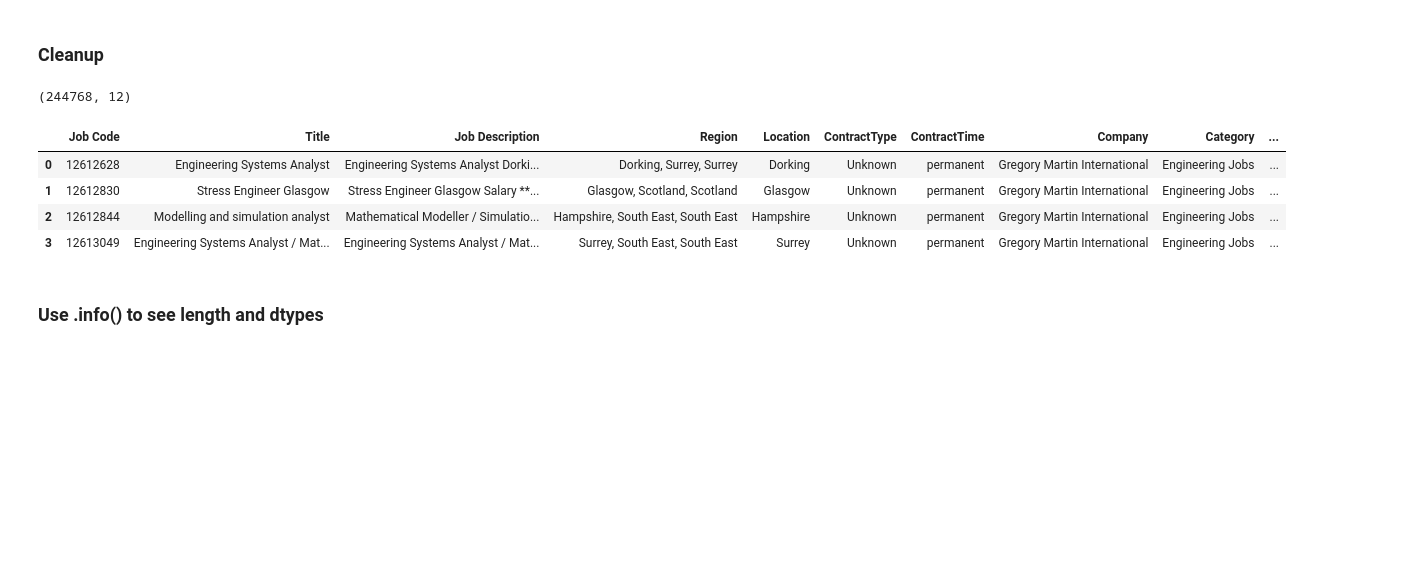
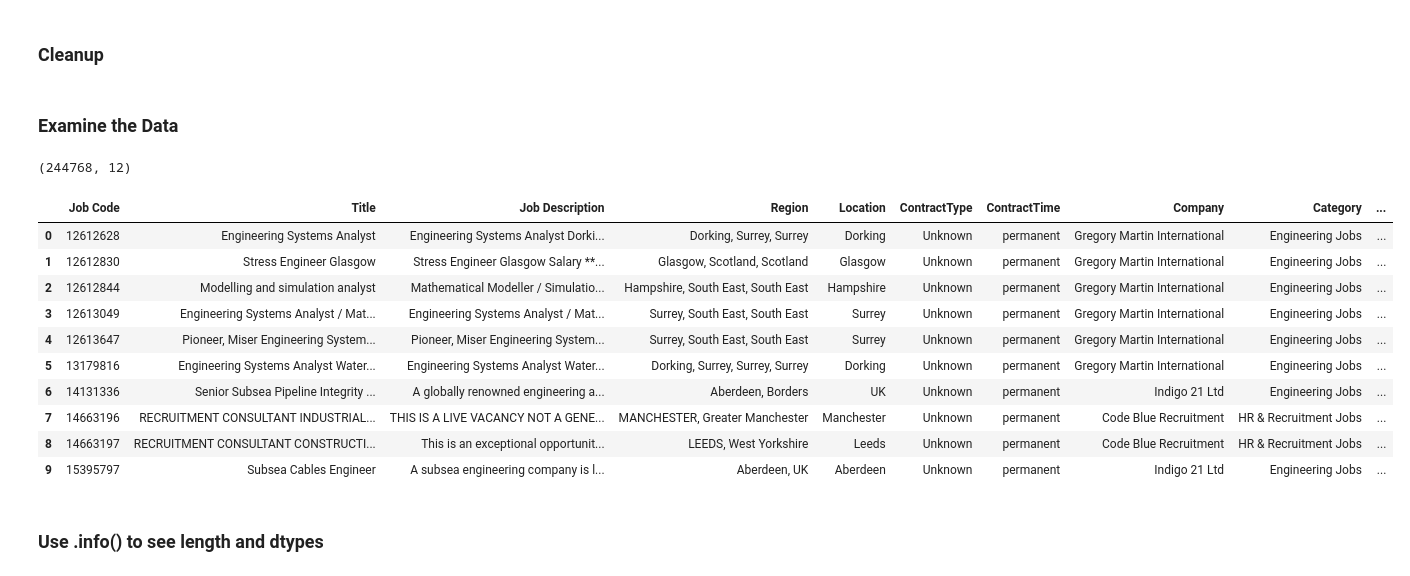
Before and after one commit to kxnarcisse/Portfolio, a Jupyter notebook: Git/Notebooks/Capstone-2/Capstone Project 2 - EDA.ipynb, the cells around one changed output. Saved outputs shown, nothing was run; the diff lists cells and outputs as text; code cells hidden in the pictures; blank space fills up the shorter version.

```diff
--- a/Git/Notebooks/Capstone-2/Capstone Project 2 - EDA.ipynb
+++ b/Git/Notebooks/Capstone-2/Capstone Project 2 - EDA.ipynb
@@ -43,16 +46,24 @@ train_data = train_data.fillna("Unknown")
 #rename the columns
 names = ["Job Code", "Title", "Job Description", "Region", "Location", "ContractType", "ContractTime", "Company", "Category", "Salary_Range", "Salary","Source_Name"]
 train_data.columns = names
+# %% [markdown]
+### Examine the Data
 # %%
 print(train_data.shape)
-train_data.head(4)
+train_data.head(10)
 # %% [output]
 (244768, 12)
 |  | Job Code | Title | Job Description | Region | Location | ContractType | ContractTime | Company | Category | ... |
 | 0 | 12612628 | Engineering Systems Analyst | Engineering Systems Analyst Dorki... | Dorking, Surrey, Surrey | Dorking | Unknown | permanent | Gregory Martin International | Engineering Jobs | ... |
 | 1 | 12612830 | Stress Engineer Glasgow | Stress Engineer Glasgow Salary **... | Glasgow, Scotland, Scotland | Glasgow | Unknown | permanent | Gregory Martin International | Engineering Jobs | ... |
 | 2 | 12612844 | Modelling and simulation analyst | Mathematical Modeller / Simulatio... | Hampshire, South East, South East | Hampshire | Unknown | permanent | Gregory Martin International | Engineering Jobs | ... |
 | 3 | 12613049 | Engineering Systems Analyst / Mat... | Engineering Systems Analyst / Mat... | Surrey, South East, South East | Surrey | Unknown | permanent | Gregory Martin International | Engineering Jobs | ... |
+| 4 | 12613647 | Pioneer, Miser Engineering System... | Pioneer, Miser Engineering System... | Surrey, South East, South East | Surrey | Unknown | permanent | Gregory Martin International | Engineering Jobs | ... |
+| 5 | 13179816 | Engineering Systems Analyst Water... | Engineering Systems Analyst Water... | Dorking, Surrey, Surrey, Surrey | Dorking | Unknown | permanent | Gregory Martin International | Engineering Jobs | ... |
+| 6 | 14131336 | Senior Subsea Pipeline Integrity ... | A globally renowned engineering a... | Aberdeen, Borders | UK | Unknown | permanent | Indigo 21 Ltd | Engineering Jobs | ... |
+| 7 | 14663196 | RECRUITMENT CONSULTANT INDUSTRIAL... | THIS IS A LIVE VACANCY NOT A GENE... | MANCHESTER, Greater Manchester | Manchester | Unknown | permanent | Code Blue Recruitment | HR & Recruitment Jobs | ... |
+| 8 | 14663197 | RECRUITMENT CONSULTANT CONSTRUCTI... | This is an exceptional opportunit... | LEEDS, West Yorkshire | Leeds | Unknown | permanent | Code Blue Recruitment | HR & Recruitment Jobs | ... |
+| 9 | 15395797 | Subsea Cables Engineer | A subsea engineering company is l... | Aberdeen, UK | Aberdeen | Unknown | permanent | Indigo 21 Ltd | Engineering Jobs | ... |
 # %% [markdown]
 ### Use .info() to see length and dtypes
 # %%
```
Also changed, not shown: parts of 30 cells of this notebook.
